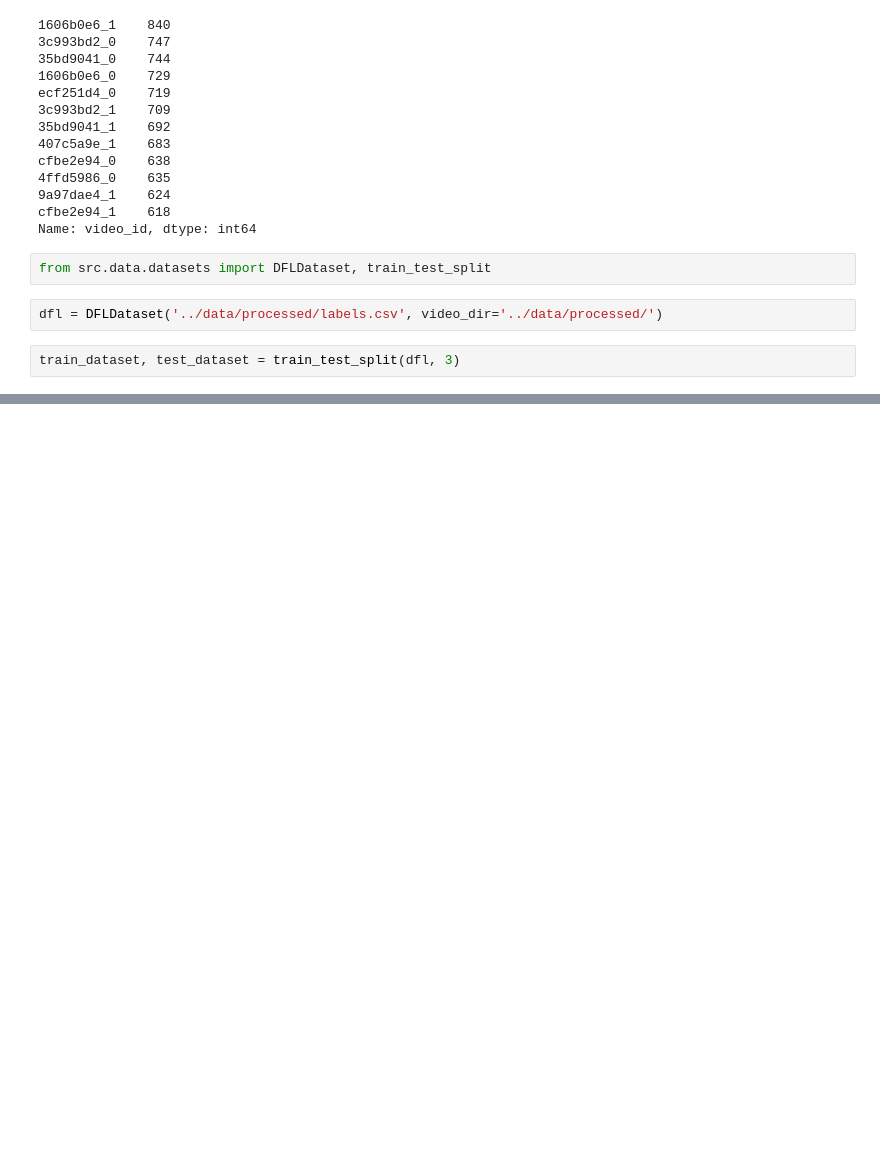
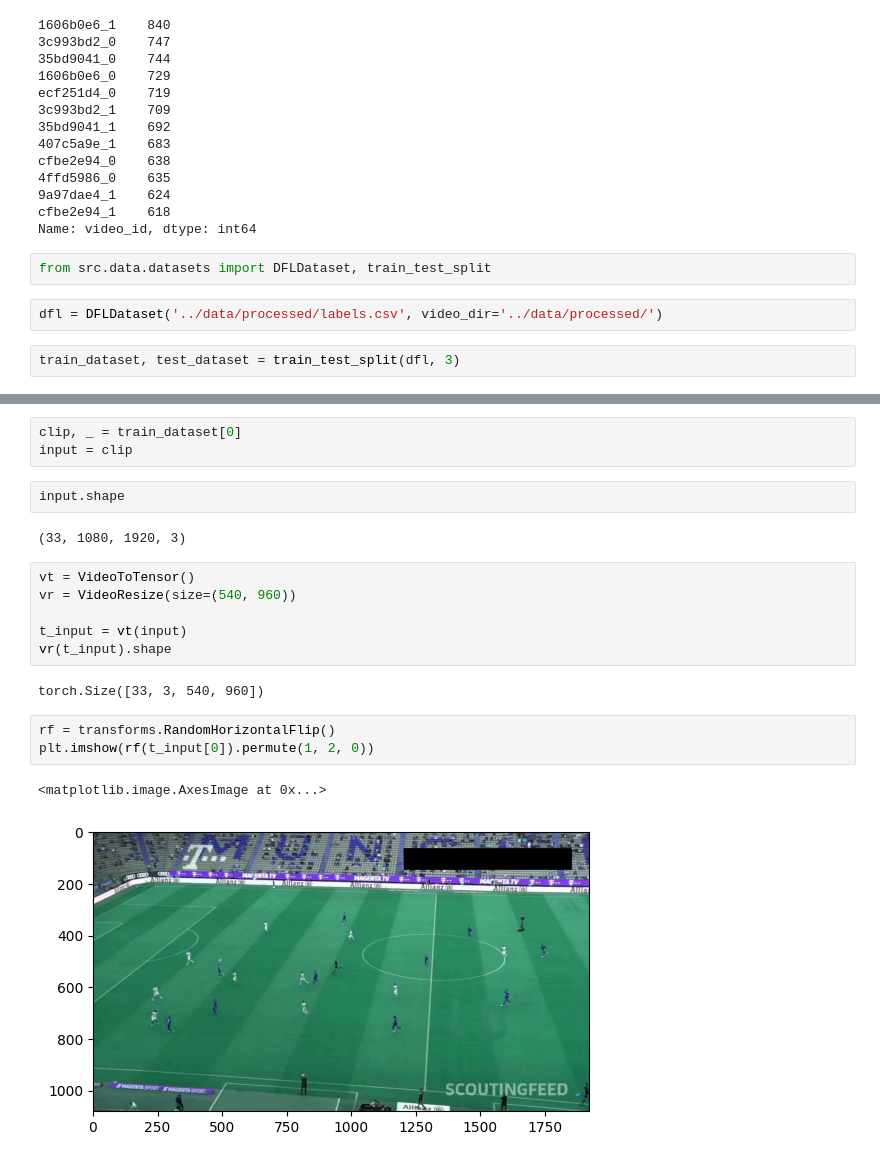
Before and after one commit to Mykelo/bundesliga-data-shootout, a Jupyter notebook: notebooks/exploration.ipynb, the cells around one changed output, grey strips where cells are left out. Saved outputs shown, nothing was run; the diff lists cells and outputs as text; blank space fills up the shorter version.

Commit message:
Add basic transformations

```diff
--- a/notebooks/exploration.ipynb
+++ b/notebooks/exploration.ipynb
@@ -166,0 +237,21 @@ train_dataset, test_dataset = train_test_split(dfl, 3)
+# %%
+clip, _ = train_dataset[0]
+input = clip
+# %%
+input.shape
+# %% [output]
+(33, 1080, 1920, 3)
+# %%
+vt = VideoToTensor()
+vr = VideoResize(size=(540, 960))
+
+t_input = vt(input)
+vr(t_input).shape
+# %% [output]
+torch.Size([33, 3, 540, 960])
+# %%
+rf = transforms.RandomHorizontalFlip()
+plt.imshow(rf(t_input[0]).permute(1, 2, 0))
+# %% [output]
+<matplotlib.image.AxesImage at 0x...>
+[figure, added]
```
Also changed, not shown: parts of 6 cells of this notebook, 2 other files.
